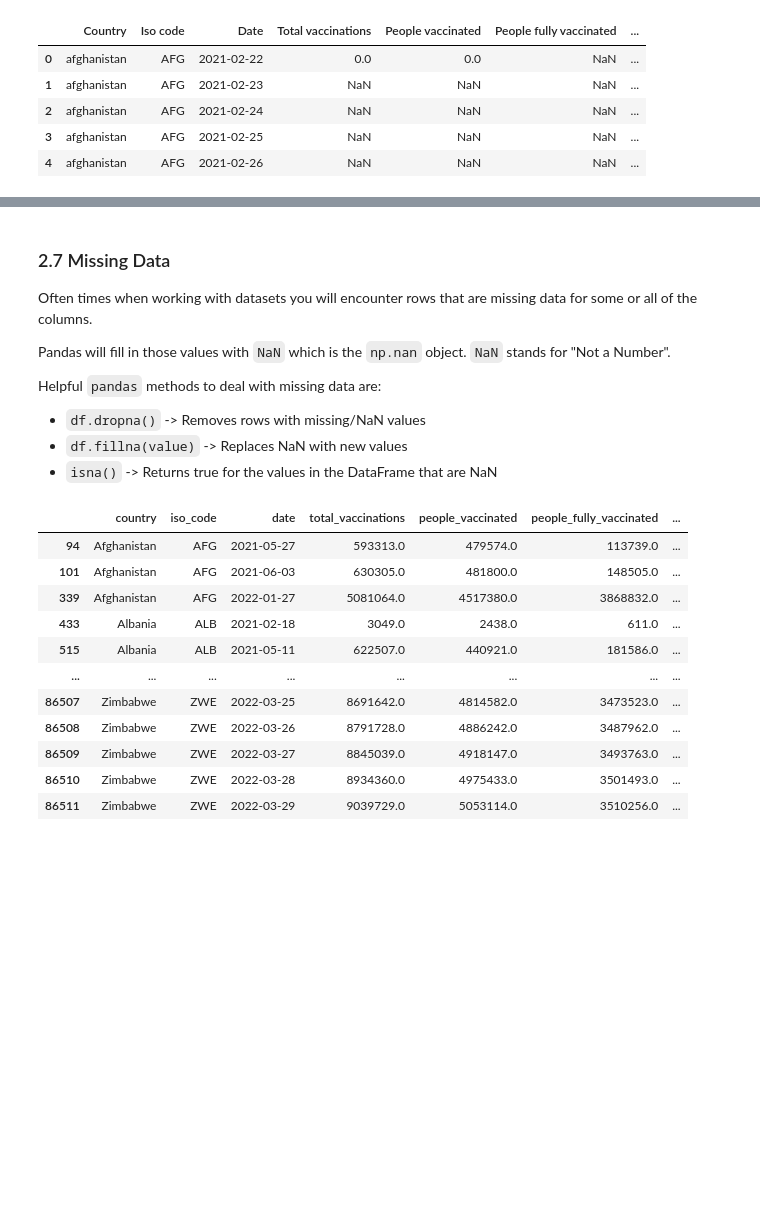
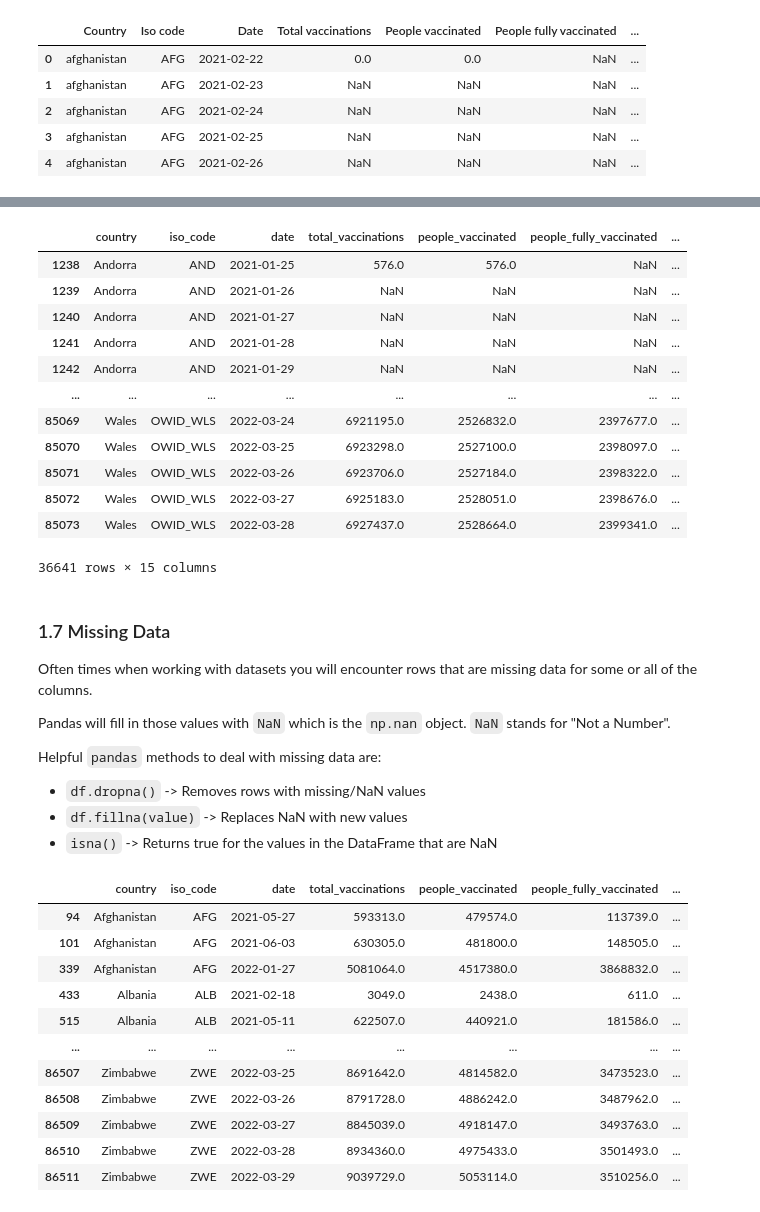
Before and after one commit to UVaBME/BME_JumpStart_Drafts, a Jupyter notebook: Day 2/Lesson-1-Data-Manipulation.ipynb, the cells around one changed output, grey strips where cells are left out. Cells and saved outputs as stored; diff of their text form; code cells hidden in the pictures; blank space fills up the shorter version.

```diff
--- a/Day 2/Lesson-1-Data-Manipulation.ipynb
+++ b/Day 2/Lesson-1-Data-Manipulation.ipynb
@@ -488,5 +557,21 @@ str_df.head()
+# %%
+moderna_plus
+# %% [output]
+|  | country | iso_code | date | total_vaccinations | people_vaccinated | people_fully_vaccinated | ... |
+| 1238 | Andorra | AND | 2021-01-25 | 576.0 | 576.0 | NaN | ... |
+| 1239 | Andorra | AND | 2021-01-26 | NaN | NaN | NaN | ... |
+| 1240 | Andorra | AND | 2021-01-27 | NaN | NaN | NaN | ... |
+| 1241 | Andorra | AND | 2021-01-28 | NaN | NaN | NaN | ... |
+| 1242 | Andorra | AND | 2021-01-29 | NaN | NaN | NaN | ... |
+| ... | ... | ... | ... | ... | ... | ... | ... |
+| 85069 | Wales | OWID_WLS | 2022-03-24 | 6921195.0 | 2526832.0 | 2397677.0 | ... |
+| 85070 | Wales | OWID_WLS | 2022-03-25 | 6923298.0 | 2527100.0 | 2398097.0 | ... |
+| 85071 | Wales | OWID_WLS | 2022-03-26 | 6923706.0 | 2527184.0 | 2398322.0 | ... |
+| 85072 | Wales | OWID_WLS | 2022-03-27 | 6925183.0 | 2528051.0 | 2398676.0 | ... |
+| 85073 | Wales | OWID_WLS | 2022-03-28 | 6927437.0 | 2528664.0 | 2399341.0 | ... |
+36641 rows × 15 columns
 # %% [markdown]
-### 2.7 Missing Data
+### 1.7 Missing Data
 
 Often times when working with datasets you will encounter rows that are missing data for some or all of the columns.
 
```
Also changed, not shown: parts of 42 cells of this notebook.
